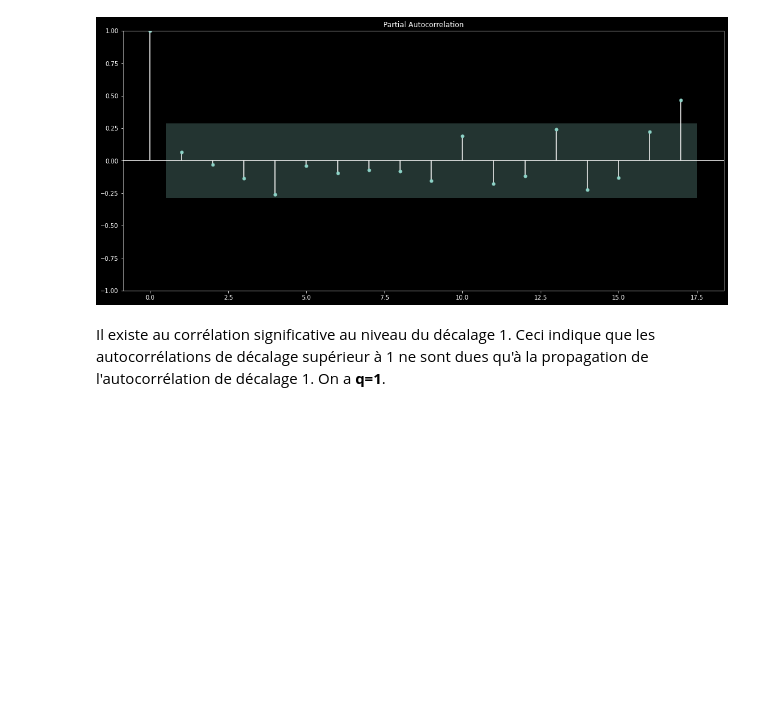
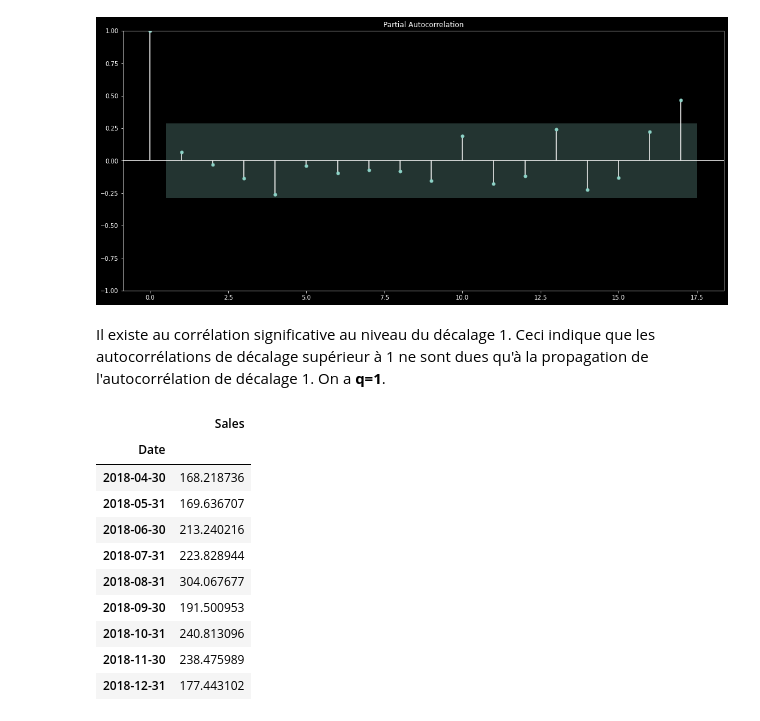
Before and after one commit to YassineLaamoumri/Time_Series, a Jupyter notebook: times_series_sales.ipynb, the cells around one changed output. Saved outputs shown, nothing was run; the diff lists cells and outputs as text; code cells hidden in the pictures; blank space fills up the shorter version.

```diff
--- a/times_series_sales.ipynb
+++ b/times_series_sales.ipynb
@@ -344,6 +344,20 @@ Ceci indique  que les autocorrélations de décalage supérieur à 1 ne sont due
 # %%
 dftrain = df.iloc[:38]
 dftest = df.iloc[38:]
+# %%
+dftest
+# %% [output]
+|  | Sales |
+| Date |  |
+| 2018-04-30 | 168.218736 |
+| 2018-05-31 | 169.636707 |
+| 2018-06-30 | 213.240216 |
+| 2018-07-31 | 223.828944 |
+| 2018-08-31 | 304.067677 |
+| 2018-09-30 | 191.500953 |
+| 2018-10-31 | 240.813096 |
+| 2018-11-30 | 238.475989 |
+| 2018-12-31 | 177.443102 |
 # %%
 p=1
 q=1
```
Also changed, not shown: parts of 10 cells of this notebook.
